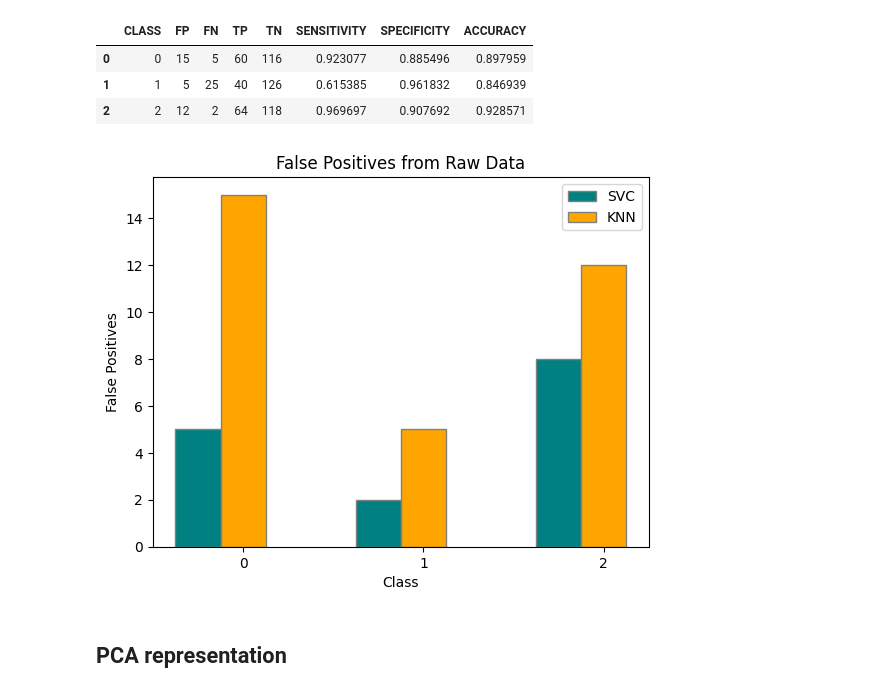
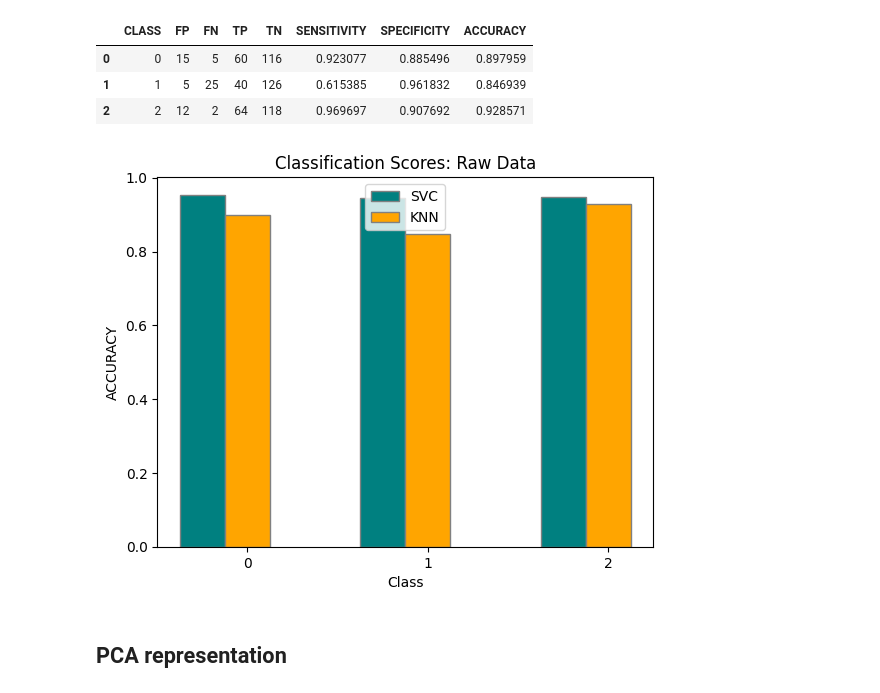
Before and after one commit to uysiri/604-finalproject, a Jupyter notebook: 604finalproject.ipynb, the cells around one changed output. Cells and saved outputs as stored; diff of their text form; code cells hidden in the pictures.

```diff
--- a/604finalproject.ipynb
+++ b/604finalproject.ipynb
@@ -225,25 +416,25 @@ knn_df
 # %%
 barWidth = 0.25
 br1 = np.arange(len(svc_df))
 br2 = [x + barWidth for x in br1]
 
 # Make the plot
-plt.bar(br1, svc_df.FP, color ='teal', width = barWidth,
+plt.bar(br1, svc_df.ACCURACY, color ='teal', width = barWidth,
         edgecolor ='grey', label ='SVC')
-plt.bar(br2, knn_df.FP, color ='orange', width = barWidth,
+plt.bar(br2, knn_df.ACCURACY, color ='orange', width = barWidth,
         edgecolor ='grey', label ='KNN')
 
 # Adding Xticks
 plt.xlabel('Class')
-plt.ylabel('False Positives')
-plt.title('False Positives from Raw Data')
+plt.ylabel('ACCURACY')
+plt.title('Classification Scores: Raw Data')
 plt.xticks([r + barWidth for r in range(len(svc_df))],
         ['0', '1', '2'])
 
 plt.legend()
 plt.show()
 # %% [output]
-[figure, old version]
+[figure, new version]
 # %% [markdown]
 ## PCA representation
 # %%
```
Also changed, not shown: parts of 45 cells of this notebook, 1 other file.
